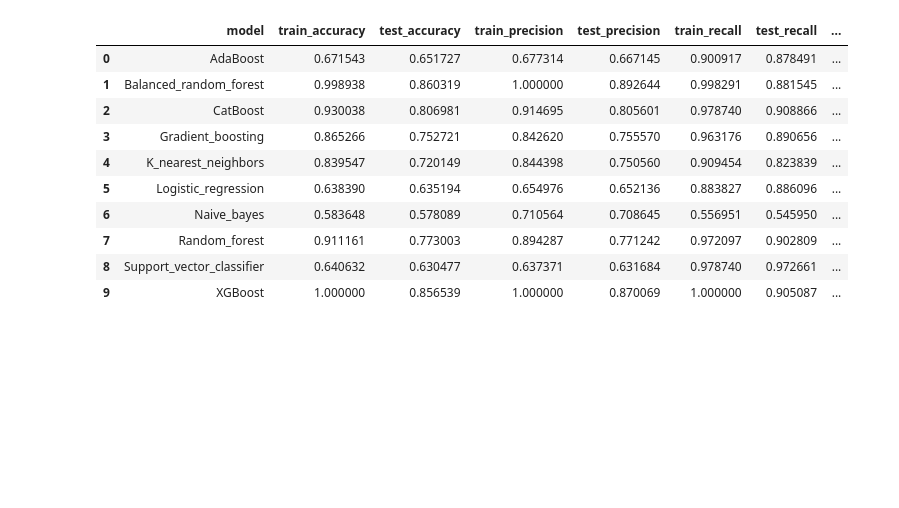
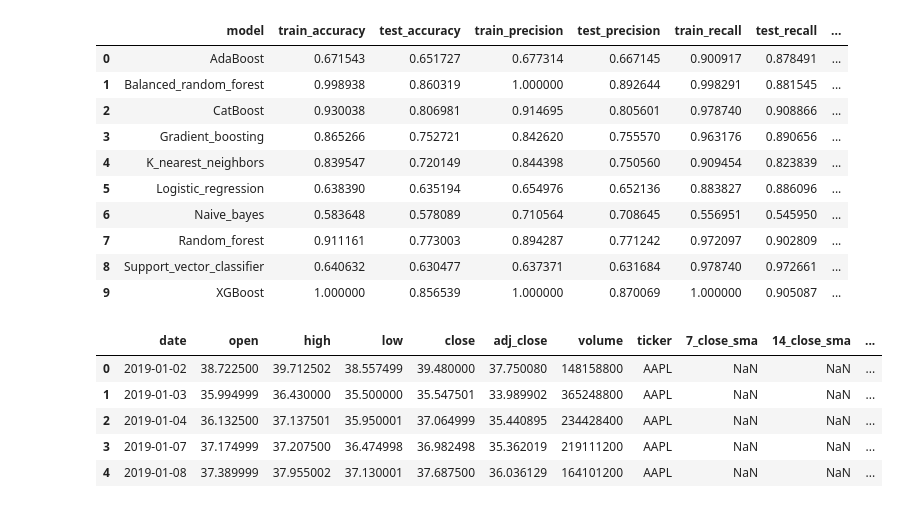
Before and after one commit to AlexDeshowitz/stock-classification-new, a Jupyter notebook: notebooks/Notebook_Machine-learning.ipynb, the cells around one changed output. Drawn from its saved outputs; the diff is of its cells as text; code cells hidden in the pictures; blank space fills up the shorter version.

```diff
--- a/notebooks/Notebook_Machine-learning.ipynb
+++ b/notebooks/Notebook_Machine-learning.ipynb
@@ -974,3 +974,12 @@ summary_output
 | 7 | Random_forest | 0.911161 | 0.773003 | 0.894287 | 0.771242 | 0.972097 | 0.902809 | ... |
 | 8 | Support_vector_classifier | 0.640632 | 0.630477 | 0.637371 | 0.631684 | 0.978740 | 0.972661 | ... |
 | 9 | XGBoost | 1.000000 | 0.856539 | 1.000000 | 0.870069 | 1.000000 | 0.905087 | ... |
+# %%
+df.head()
+# %% [output]
+|  | date | open | high | low | close | adj_close | volume | ticker | 7_close_sma | 14_close_sma | ... |
+| 0 | 2019-01-02 | 38.722500 | 39.712502 | 38.557499 | 39.480000 | 37.750080 | 148158800 | AAPL | NaN | NaN | ... |
+| 1 | 2019-01-03 | 35.994999 | 36.430000 | 35.500000 | 35.547501 | 33.989902 | 365248800 | AAPL | NaN | NaN | ... |
+| 2 | 2019-01-04 | 36.132500 | 37.137501 | 35.950001 | 37.064999 | 35.440895 | 234428400 | AAPL | NaN | NaN | ... |
+| 3 | 2019-01-07 | 37.174999 | 37.207500 | 36.474998 | 36.982498 | 35.362019 | 219111200 | AAPL | NaN | NaN | ... |
+| 4 | 2019-01-08 | 37.389999 | 37.955002 | 37.130001 | 37.687500 | 36.036129 | 164101200 | AAPL | NaN | NaN | ... |
```
Also changed, not shown: 15 other files.
